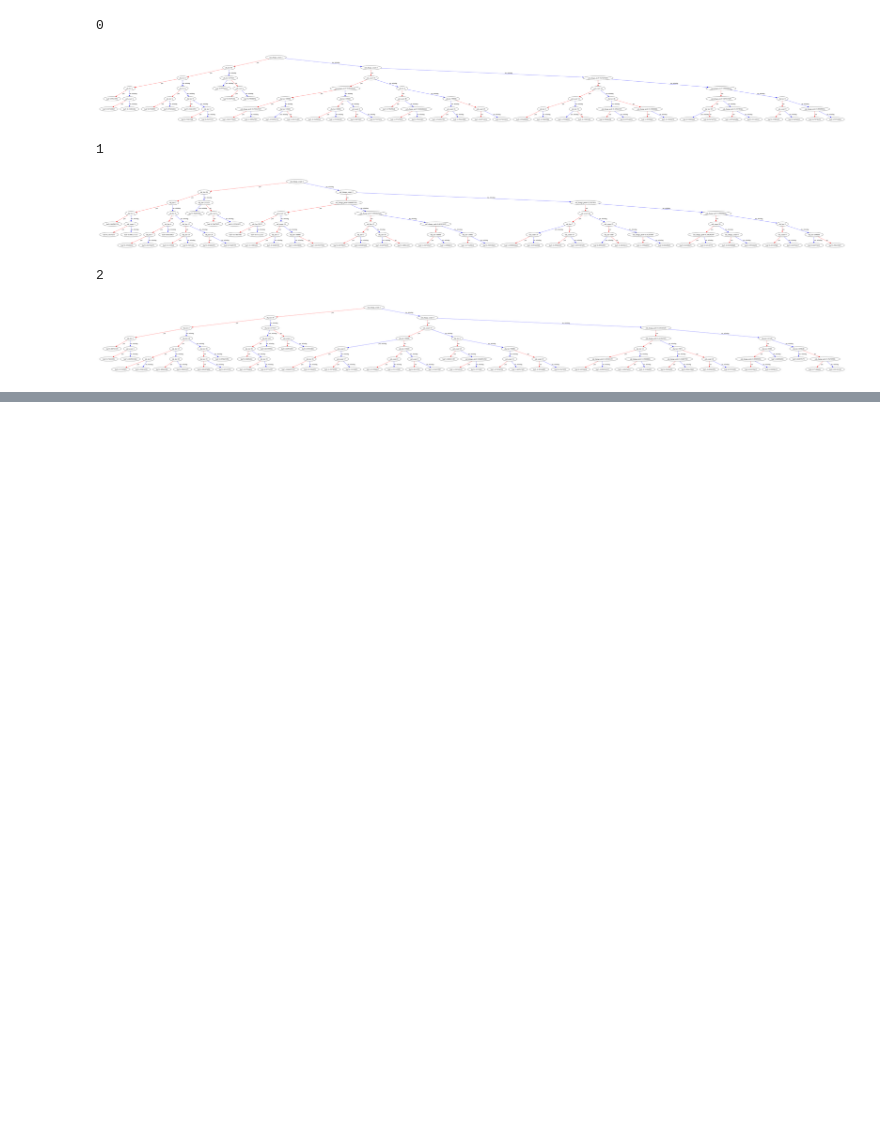
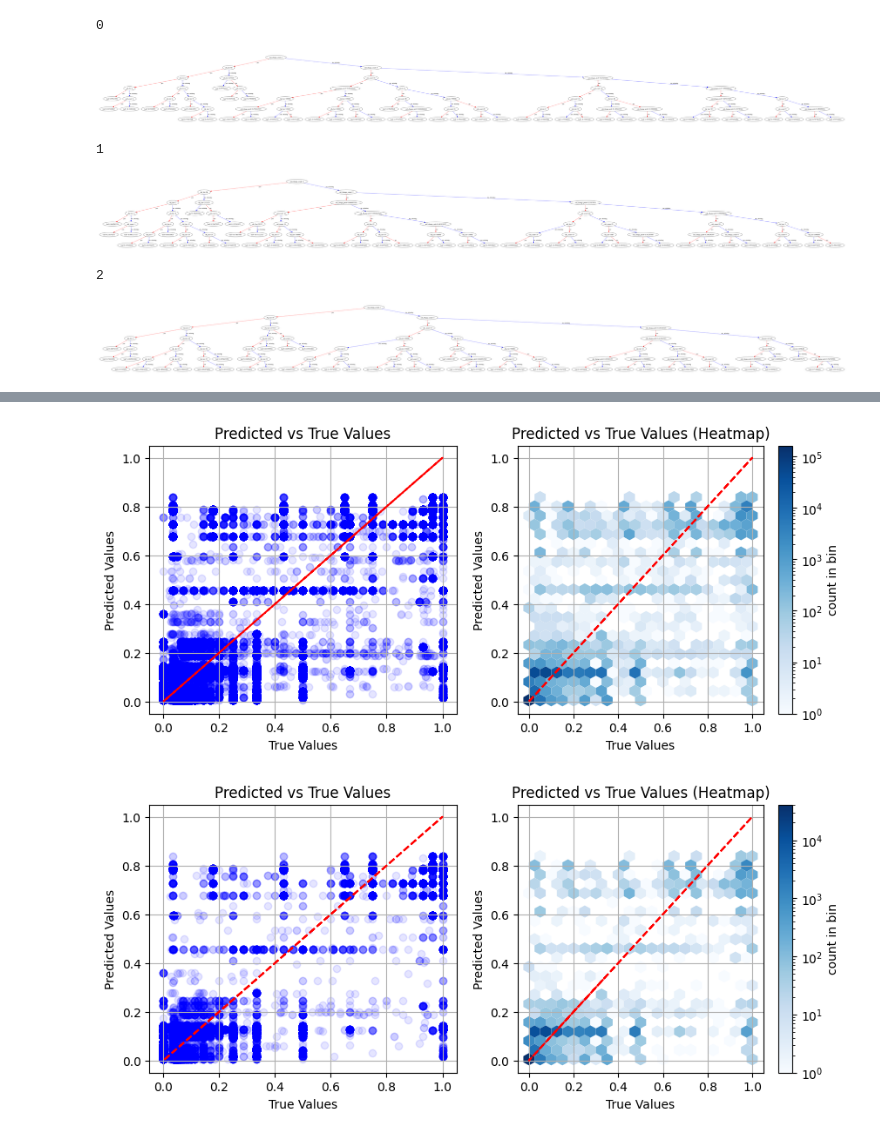
Before and after one commit to illinoisdata/pod, a Jupyter notebook: explore.ipynb, the cells around one changed output, grey strips where cells are left out. Drawn from its saved outputs; the diff is of its cells as text; code cells hidden in the pictures; blank space fills up the shorter version.

```diff
--- a/explore.ipynb
+++ b/explore.ipynb
@@ -176,0 +355,28 @@ for idx in range(len(bst.get_booster().get_dump())):
+# %%
+def plot_check(X_test, y_test, bst):
+    y_test_pred = bst.predict(X_test)
+
+    fig, axs = plt.subplots(ncols=2, figsize=(10, 4))
+
+    axs[0].scatter(y_test, y_test_pred, color='blue', alpha=0.1)
+    axs[0].plot(y_test, y_test, color='red', linestyle='--')  # Plot y=x line for reference
+    axs[0].set_title('Predicted vs True Values')
+    axs[0].set_xlabel('True Values')
+    axs[0].set_ylabel('Predicted Values')
+    axs[0].grid(True)
+
+    hb = axs[1].hexbin(y_test, y_test_pred, gridsize=20, cmap='Blues', edgecolors='none', norm=LogNorm())
+    axs[1].plot(y_test, y_test, color='red', linestyle='--')  # Plot y=x line for reference
+    plt.colorbar(hb, ax=axs[1], label='count in bin')
+    axs[1].set_title('Predicted vs True Values (Heatmap)')
+    axs[1].set_xlabel('True Values')
+    axs[1].set_ylabel('Predicted Values')
+    axs[1].grid(True)
+
+    plt.show()
+
+plot_check(X_train, y_train, bst)
+plot_check(X_test, y_test, bst)
+# %% [output]
+[figure, added]
+[figure, added]
```
Also changed, not shown: parts of 18 cells of this notebook, 3 other files.
